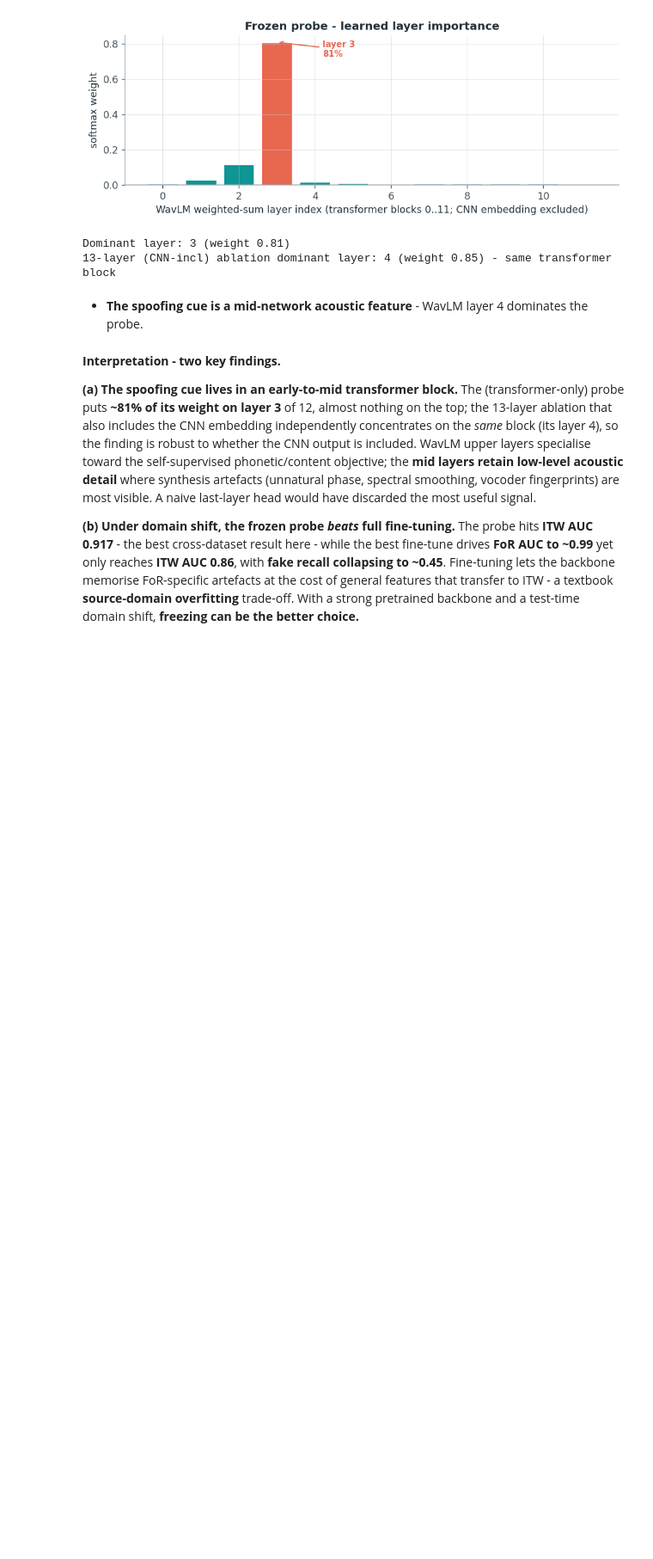
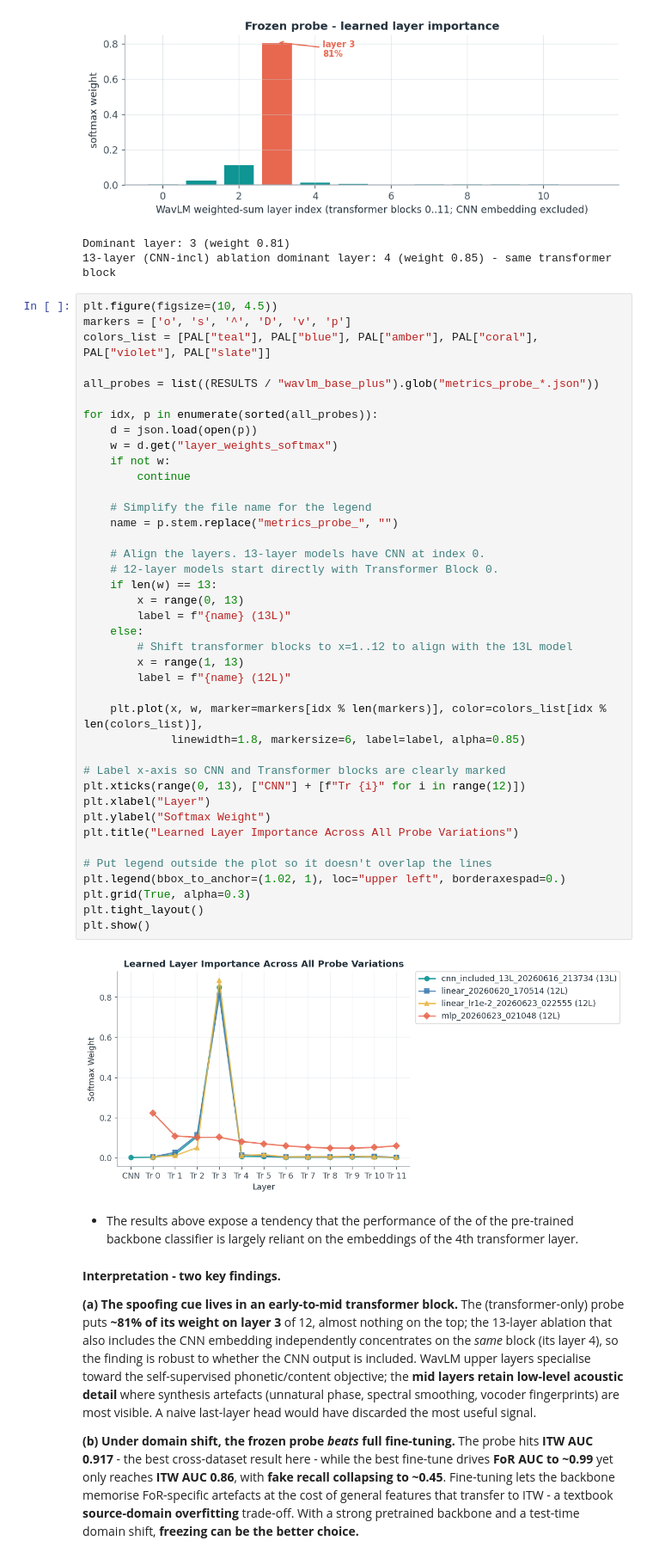
Before and after one commit to KonstaninosKaimakis/audio-deepfake-detection-DL, a Jupyter notebook: report.ipynb, the cells around one changed output. Shown at 86% size. Saved outputs shown, nothing was run; the diff lists cells and outputs as text; blank space fills up the shorter version.

```diff
--- a/report.ipynb
+++ b/report.ipynb
@@ -457,8 +468,50 @@ if probe_13L:
 [figure]
 Dominant layer: 3 (weight 0.81)
 13-layer (CNN-incl) ablation dominant layer: 4 (weight 0.85) - same transformer block
+# %%
+plt.figure(figsize=(10, 4.5))
+markers = ['o', 's', '^', 'D', 'v', 'p']
+colors_list = [PAL["teal"], PAL["blue"], PAL["amber"], PAL["coral"], PAL["violet"], PAL["slate"]]
+
+all_probes = list((RESULTS / "wavlm_base_plus").glob("metrics_probe_*.json"))
+
+for idx, p in enumerate(sorted(all_probes)):
+    d = json.load(open(p))
+    w = d.get("layer_weights_softmax")
+    if not w:
+        continue
+
+    # Simplify the file name for the legend
+    name = p.stem.replace("metrics_probe_", "")
+
+    # Align the layers. 13-layer models have CNN at index 0.
+    # 12-layer models start directly with Transformer Block 0.
+    if len(w) == 13:
+        x = range(0, 13)
+        label = f"{name} (13L)"
+    else:
+        # Shift transformer blocks to x=1..12 to align with the 13L model
+        x = range(1, 13)
+        label = f"{name} (12L)"
+
+    plt.plot(x, w, marker=markers[idx % len(markers)], color=colors_list[idx % len(colors_list)],
+             linewidth=1.8, markersize=6, label=label, alpha=0.85)
+
+# Label x-axis so CNN and Transformer blocks are clearly marked
+plt.xticks(range(0, 13), ["CNN"] + [f"Tr {i}" for i in range(12)])
+plt.xlabel("Layer")
+plt.ylabel("Softmax Weight")
+plt.title("Learned Layer Importance Across All Probe Variations")
+
+# Put legend outside the plot so it doesn't overlap the lines
+plt.legend(bbox_to_anchor=(1.02, 1), loc="upper left", borderaxespad=0.)
+plt.grid(True, alpha=0.3)
+plt.tight_layout()
+plt.show()
+# %% [output]
+[figure, added]
 # %% [markdown]
-- **The spoofing cue is a mid-network acoustic feature** - WavLM layer 4 dominates the probe.
+- The results above expose a tendency that the performance of the of the pre-trained backbone classifier is largely reliant on the embeddings of the 4th transformer layer.
 # %% [markdown]
 **Interpretation - two key findings.**
 
```
Also changed, not shown: parts of 3 cells of this notebook.
